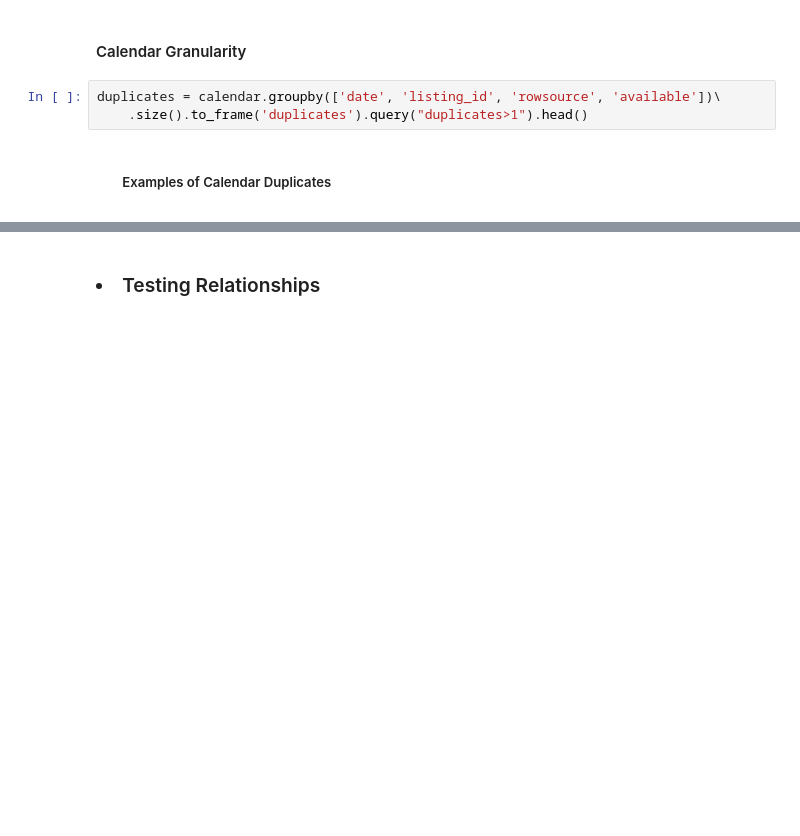
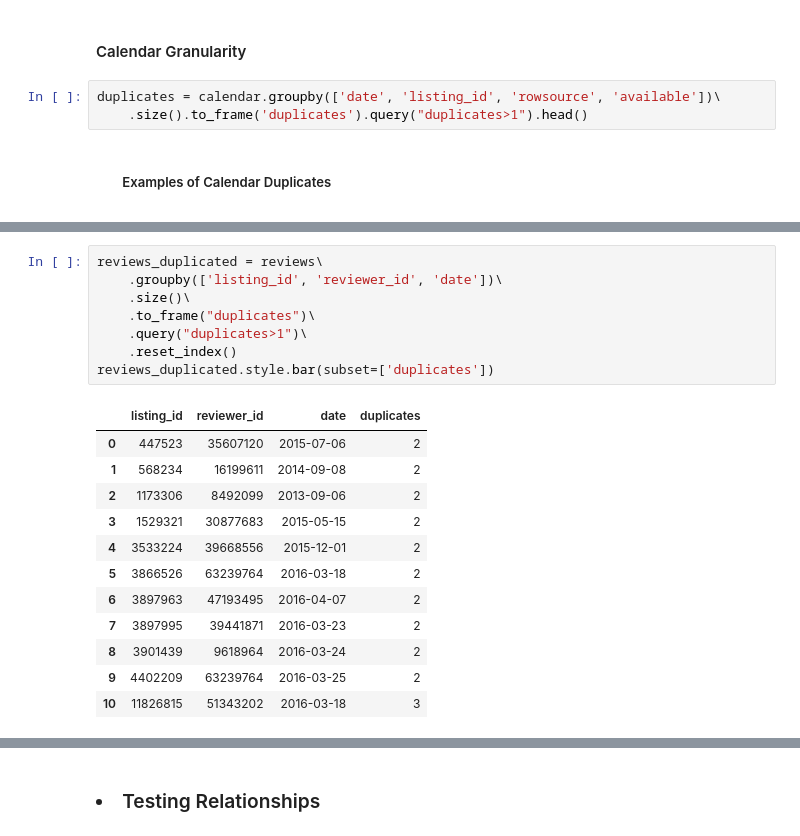
Before and after one commit to samlexrod/airbnb_ml, a Jupyter notebook: Airbnb_Analysis.ipynb, the cells around one changed output, grey strips where cells are left out. Drawn from its saved outputs; the diff is of its cells as text; blank space fills up the shorter version.

```diff
--- a/Airbnb_Analysis.ipynb
+++ b/Airbnb_Analysis.ipynb
@@ -390,0 +419,21 @@ TypeError: data type not understood
+# %%
+reviews_duplicated = reviews\
+    .groupby(['listing_id', 'reviewer_id', 'date'])\
+    .size()\
+    .to_frame("duplicates")\
+    .query("duplicates>1")\
+    .reset_index()
+reviews_duplicated.style.bar(subset=['duplicates'])
+# %% [output]
+|  | listing_id | reviewer_id | date | duplicates |
+| 0 | 447523 | 35607120 | 2015-07-06 | 2 |
+| 1 | 568234 | 16199611 | 2014-09-08 | 2 |
+| 2 | 1173306 | 8492099 | 2013-09-06 | 2 |
+| 3 | 1529321 | 30877683 | 2015-05-15 | 2 |
+| 4 | 3533224 | 39668556 | 2015-12-01 | 2 |
+| 5 | 3866526 | 63239764 | 2016-03-18 | 2 |
+| 6 | 3897963 | 47193495 | 2016-04-07 | 2 |
+| 7 | 3897995 | 39441871 | 2016-03-23 | 2 |
+| 8 | 3901439 | 9618964 | 2016-03-24 | 2 |
+| 9 | 4402209 | 63239764 | 2016-03-25 | 2 |
+| 10 | 11826815 | 51343202 | 2016-03-18 | 3 |
```
Also changed, not shown: parts of 40 cells of this notebook.
